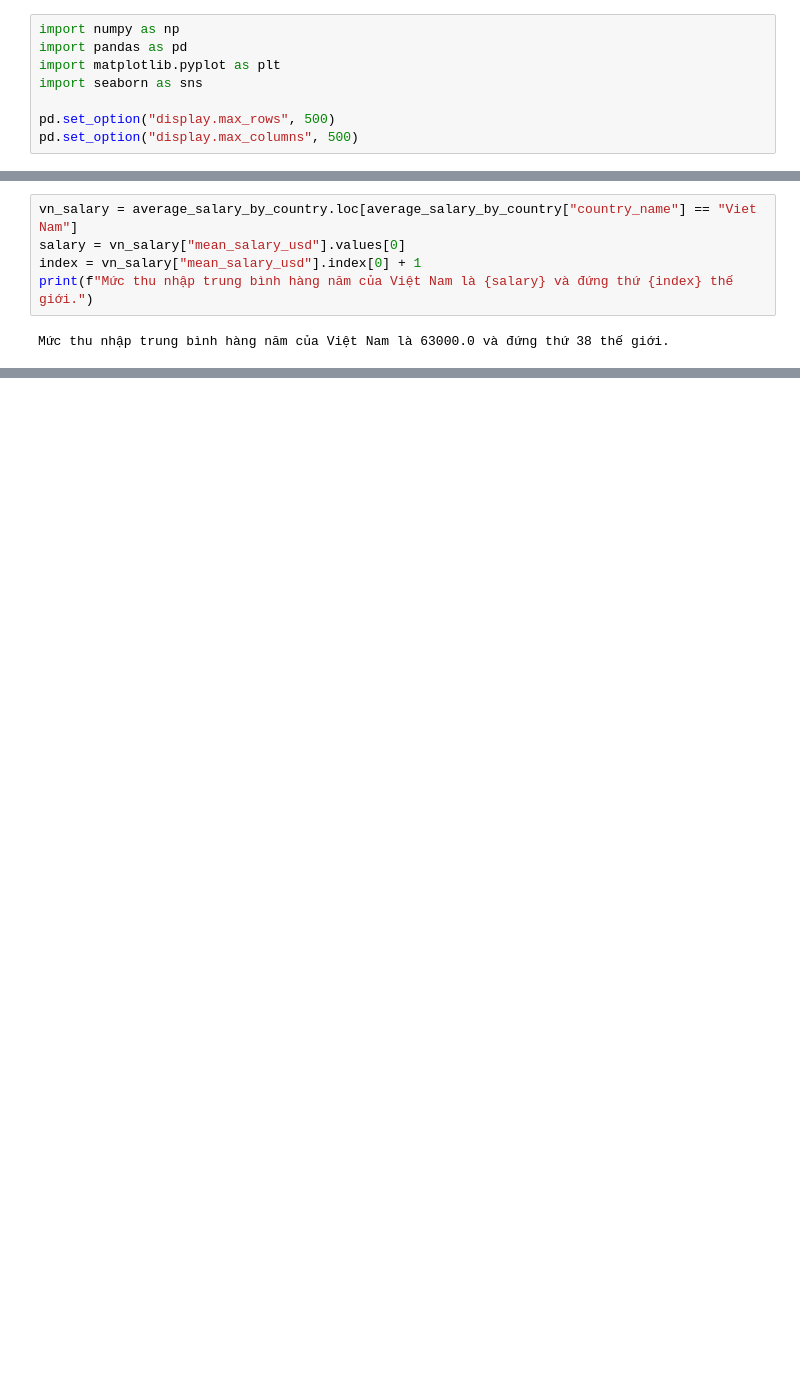
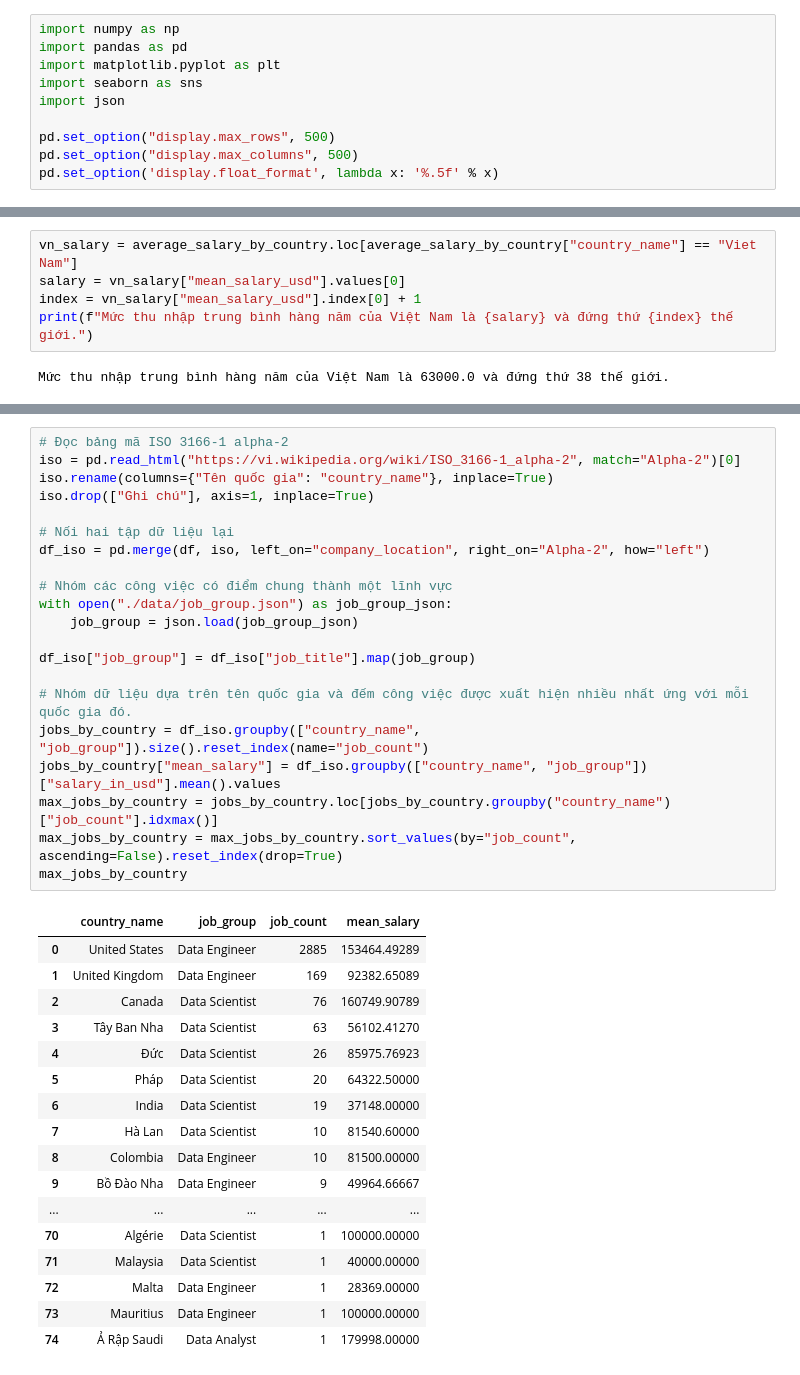
Before and after one commit to HoangNguyen31/P4DS_Final-Project, a Jupyter notebook: Project.ipynb, the cells around one changed output, grey strips where cells are left out. Cells and saved outputs as stored; diff of their text form; blank space fills up the shorter version.

```diff
--- a/Project.ipynb
+++ b/Project.ipynb
@@ -14,9 +31,11 @@ import numpy as np
 import pandas as pd
 import matplotlib.pyplot as plt
 import seaborn as sns
+import json
 
 pd.set_option("display.max_rows", 500)
 pd.set_option("display.max_columns", 500)
+pd.set_option('display.float_format', lambda x: '%.5f' % x)
 # %% [markdown]
 # B. Khám phá dữ liệu
 # %% [markdown]
@@ -242,0 +512,39 @@ Mức thu nhập trung bình hàng năm của Việt Nam là 63000.0 và đứng
+# %%
+# Đọc bảng mã ISO 3166-1 alpha-2
+iso = pd.read_html("https://vi.wikipedia.org/wiki/ISO_3166-1_alpha-2", match="Alpha-2")[0]
+iso.rename(columns={"Tên quốc gia": "country_name"}, inplace=True)
+iso.drop(["Ghi chú"], axis=1, inplace=True)
+
+# Nối hai tập dữ liệu lại
+df_iso = pd.merge(df, iso, left_on="company_location", right_on="Alpha-2", how="left")
+
+# Nhóm các công việc có điểm chung thành một lĩnh vực
+with open("./data/job_group.json") as job_group_json:
+    job_group = json.load(job_group_json)
+
+df_iso["job_group"] = df_iso["job_title"].map(job_group)
+
+# Nhóm dữ liệu dựa trên tên quốc gia và đếm công việc được xuất hiện nhiều nhất ứng với mỗi quốc gia đó.
+jobs_by_country = df_iso.groupby(["country_name", "job_group"]).size().reset_index(name="job_count")
+jobs_by_country["mean_salary"] = df_iso.groupby(["country_name", "job_group"])["salary_in_usd"].mean().values
+max_jobs_by_country = jobs_by_country.loc[jobs_by_country.groupby("country_name")["job_count"].idxmax()]
+max_jobs_by_country = max_jobs_by_country.sort_values(by="job_count", ascending=False).reset_index(drop=True)
+max_jobs_by_country
+# %% [output]
+|  | country_name | job_group | job_count | mean_salary |
+| 0 | United States | Data Engineer | 2885 | 153464.49289 |
+| 1 | United Kingdom | Data Engineer | 169 | 92382.65089 |
+| 2 | Canada | Data Scientist | 76 | 160749.90789 |
+| 3 | Tây Ban Nha | Data Scientist | 63 | 56102.41270 |
+| 4 | Đức | Data Scientist | 26 | 85975.76923 |
+| 5 | Pháp | Data Scientist | 20 | 64322.50000 |
+| 6 | India | Data Scientist | 19 | 37148.00000 |
+| 7 | Hà Lan | Data Scientist | 10 | 81540.60000 |
+| 8 | Colombia | Data Engineer | 10 | 81500.00000 |
+| 9 | Bồ Đào Nha | Data Engineer | 9 | 49964.66667 |
+| ... | ... | ... | ... | ... |
+| 70 | Algérie | Data Scientist | 1 | 100000.00000 |
+| 71 | Malaysia | Data Scientist | 1 | 40000.00000 |
+| 72 | Malta | Data Engineer | 1 | 28369.00000 |
+| 73 | Mauritius | Data Engineer | 1 | 100000.00000 |
+| 74 | Ả Rập Saudi | Data Analyst | 1 | 179998.00000 |
```
Also changed, not shown: parts of 49 cells of this notebook.
